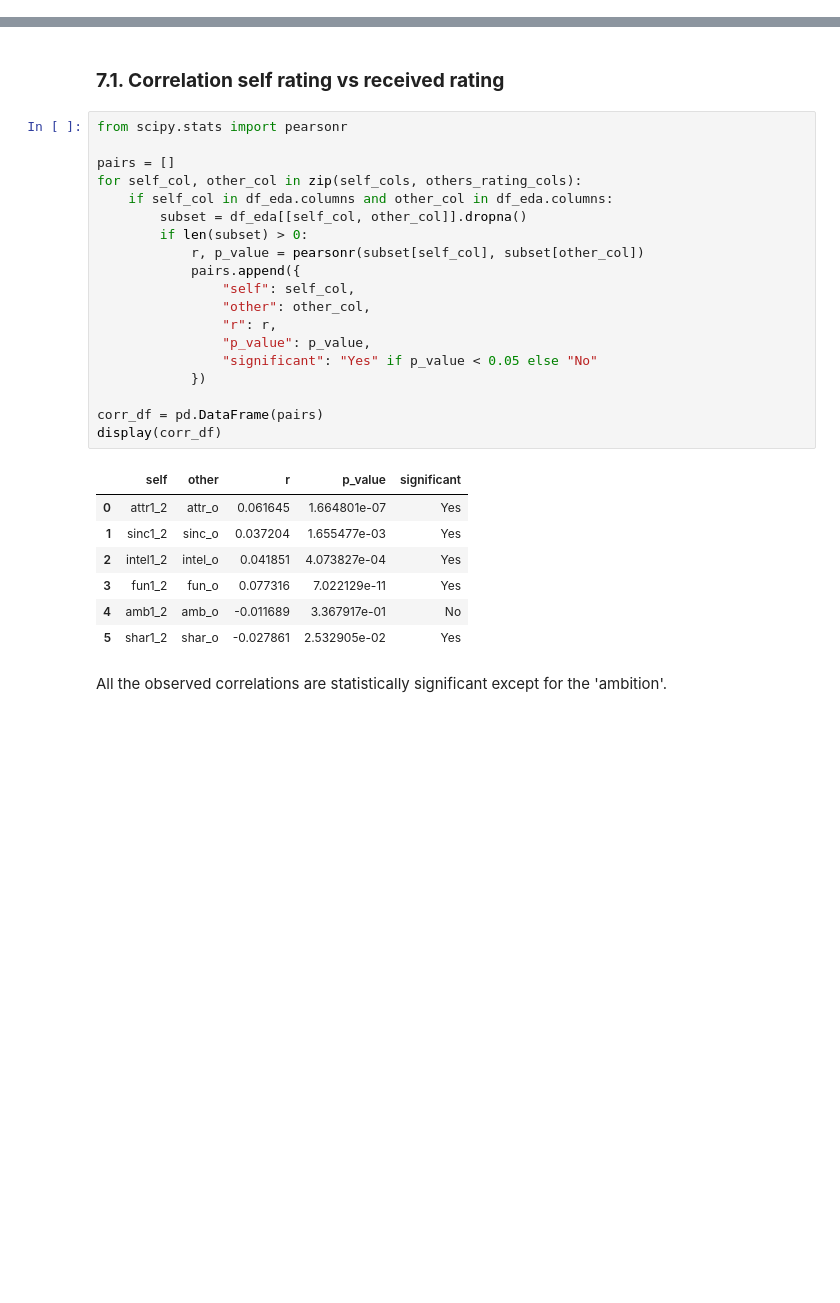
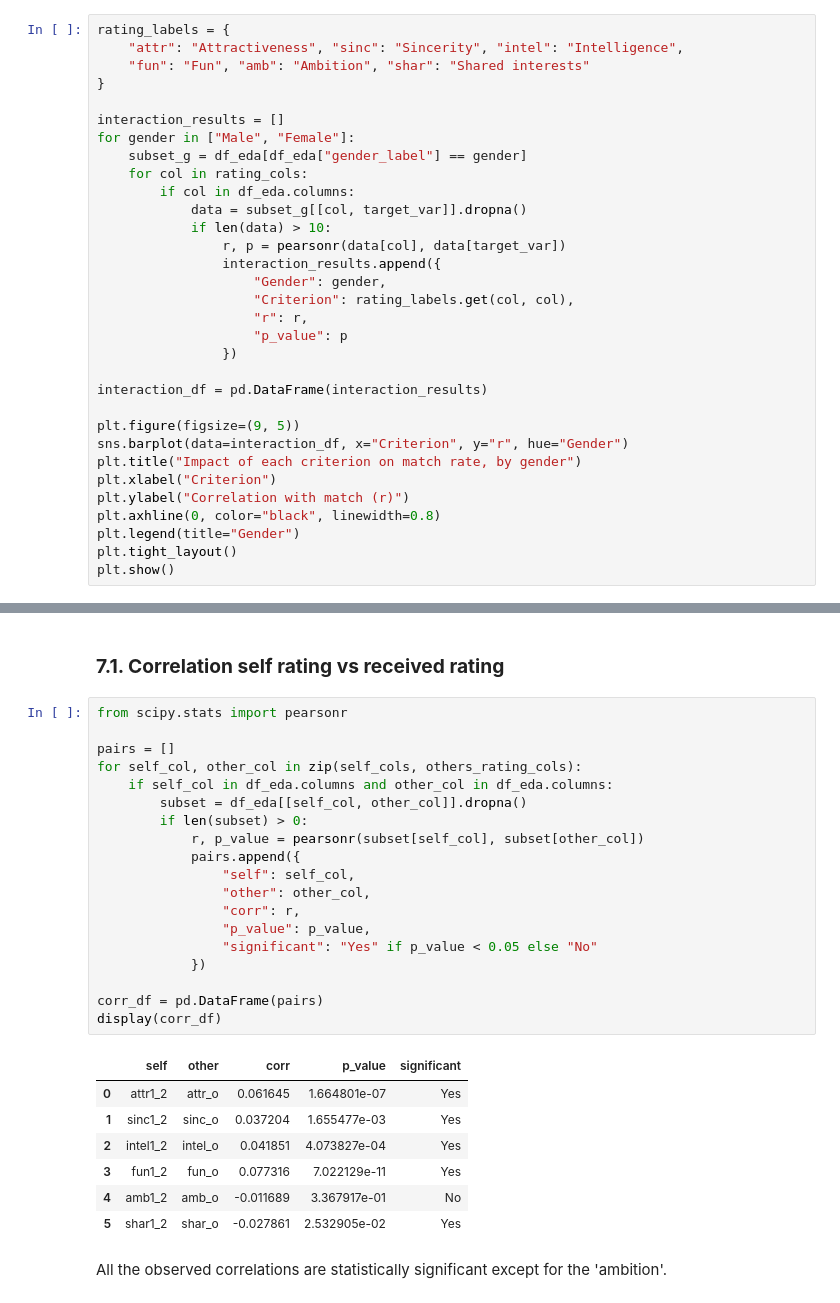
Before and after one commit to Mounia-Agronomist-Datascientist/Tinder_project, a Jupyter notebook: projet_tinder.ipynb, the cells around one changed output, grey strips where cells are left out. Drawn from its saved outputs; the diff is of its cells as text; blank space fills up the shorter version.

```diff
--- a/projet_tinder.ipynb
+++ b/projet_tinder.ipynb
@@ -389,0 +411,32 @@ These differences are observable in the data but further statistical testing wou
+# %%
+rating_labels = {
+    "attr": "Attractiveness", "sinc": "Sincerity", "intel": "Intelligence",
+    "fun": "Fun", "amb": "Ambition", "shar": "Shared interests"
+}
+
+interaction_results = []
+for gender in ["Male", "Female"]:
+    subset_g = df_eda[df_eda["gender_label"] == gender]
+    for col in rating_cols:
+        if col in df_eda.columns:
+            data = subset_g[[col, target_var]].dropna()
+            if len(data) > 10:
+                r, p = pearsonr(data[col], data[target_var])
+                interaction_results.append({
+                    "Gender": gender,
+                    "Criterion": rating_labels.get(col, col),
+                    "r": r,
+                    "p_value": p
+                })
+
+interaction_df = pd.DataFrame(interaction_results)
+
+plt.figure(figsize=(9, 5))
+sns.barplot(data=interaction_df, x="Criterion", y="r", hue="Gender")
+plt.title("Impact of each criterion on match rate, by gender")
+plt.xlabel("Criterion")
+plt.ylabel("Correlation with match (r)")
+plt.axhline(0, color="black", linewidth=0.8)
+plt.legend(title="Gender")
+plt.tight_layout()
+plt.show()
@@ -558,24 +679,24 @@ We compare:
 # %%
 from scipy.stats import pearsonr
 
 pairs = []
 for self_col, other_col in zip(self_cols, others_rating_cols):
     if self_col in df_eda.columns and other_col in df_eda.columns:
         subset = df_eda[[self_col, other_col]].dropna()
         if len(subset) > 0:
             r, p_value = pearsonr(subset[self_col], subset[other_col])
             pairs.append({
                 "self": self_col,
                 "other": other_col,
-                "r": r,
+                "corr": r,
                 "p_value": p_value,
                 "significant": "Yes" if p_value < 0.05 else "No"
             })
 
 corr_df = pd.DataFrame(pairs)
 display(corr_df)
 # %% [output]
-|  | self | other | r | p_value | significant |
+|  | self | other | corr | p_value | significant |
 | 0 | attr1_2 | attr_o | 0.061645 | 1.664801e-07 | Yes |
 | 1 | sinc1_2 | sinc_o | 0.037204 | 1.655477e-03 | Yes |
 | 2 | intel1_2 | intel_o | 0.041851 | 4.073827e-04 | Yes |
```
Also changed, not shown: parts of 48 cells of this notebook.
